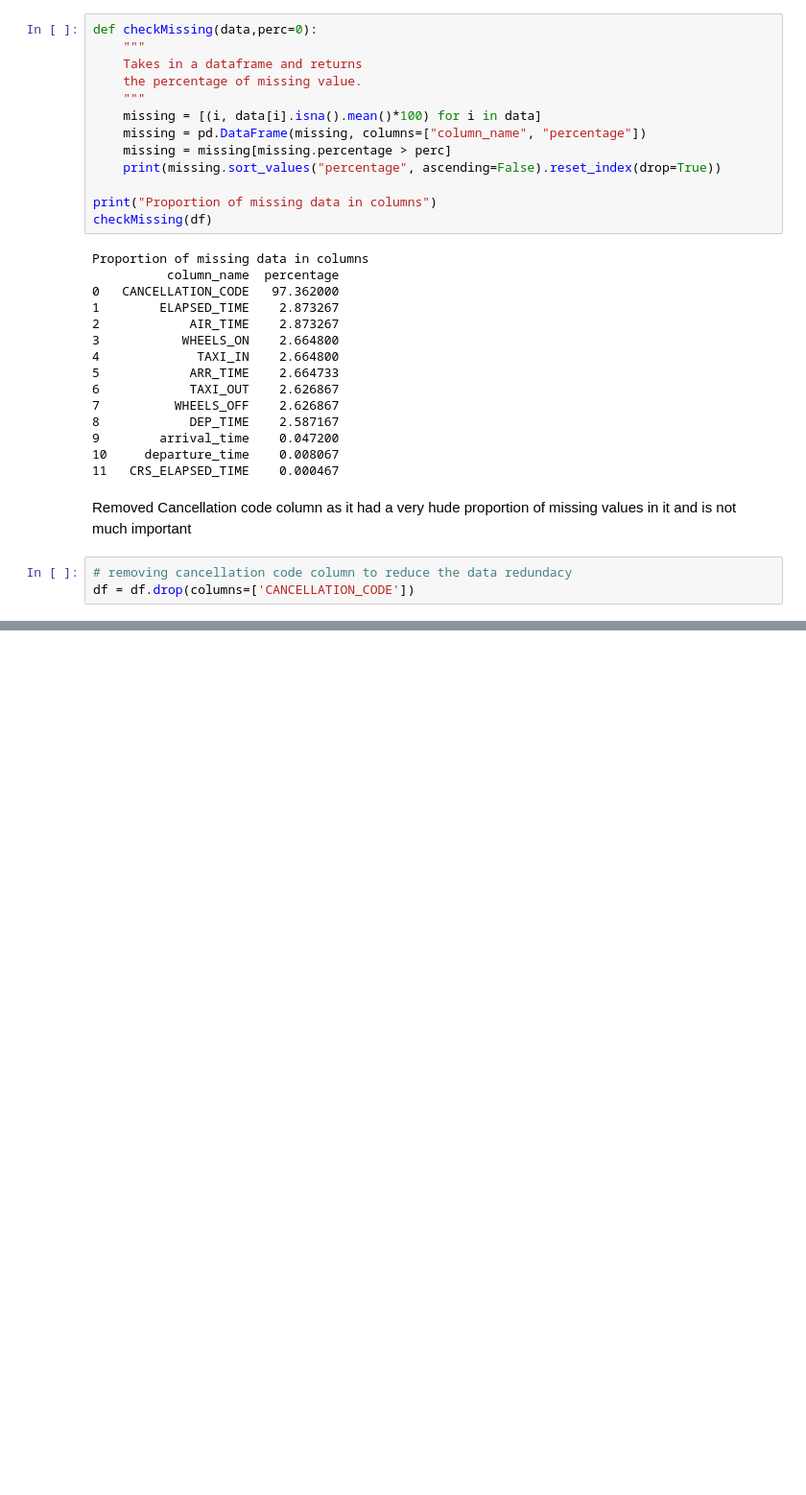
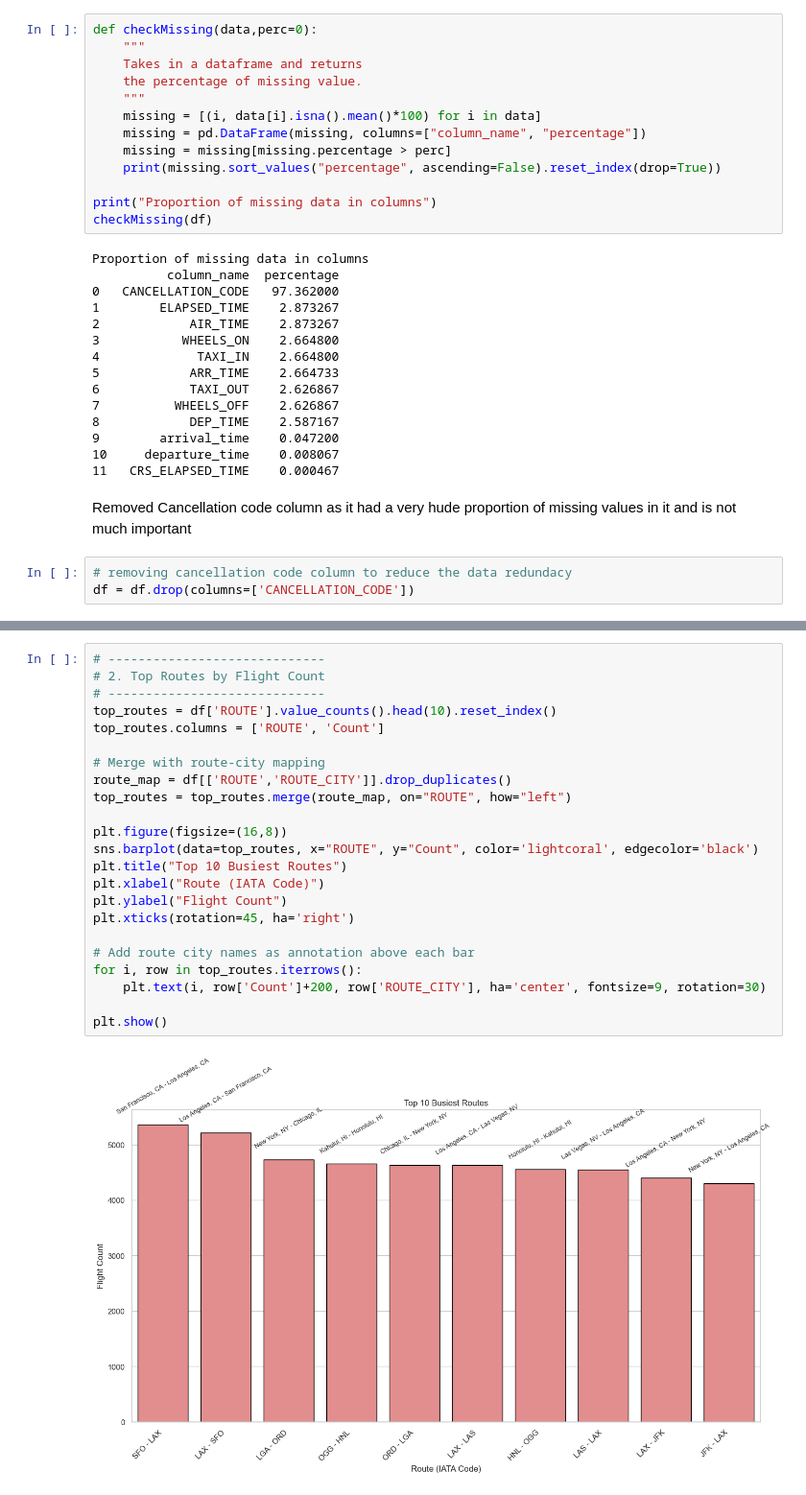
Before and after one commit to Sreekar529/DV-AirFly-Insights--Sreekar-, a Jupyter notebook: Flight_delay.ipynb, the cells around one changed output, grey strips where cells are left out. Shown at 96% size. Drawn from its saved outputs; the diff is of its cells as text; blank space fills up the shorter version.

```diff
--- a/Flight_delay.ipynb
+++ b/Flight_delay.ipynb
@@ -388,0 +535,25 @@ df = df.drop(columns=['CANCELLATION_CODE'])
+# %%
+# -----------------------------
+# 2. Top Routes by Flight Count
+# -----------------------------
+top_routes = df['ROUTE'].value_counts().head(10).reset_index()
+top_routes.columns = ['ROUTE', 'Count']
+
+# Merge with route-city mapping
+route_map = df[['ROUTE','ROUTE_CITY']].drop_duplicates()
+top_routes = top_routes.merge(route_map, on="ROUTE", how="left")
+
+plt.figure(figsize=(16,8))
+sns.barplot(data=top_routes, x="ROUTE", y="Count", color='lightcoral', edgecolor='black')
+plt.title("Top 10 Busiest Routes")
+plt.xlabel("Route (IATA Code)")
+plt.ylabel("Flight Count")
+plt.xticks(rotation=45, ha='right')
+
+# Add route city names as annotation above each bar
+for i, row in top_routes.iterrows():
+    plt.text(i, row['Count']+200, row['ROUTE_CITY'], ha='center', fontsize=9, rotation=30)
+
+plt.show()
+# %% [output]
+[figure, added]
```
Also changed, not shown: parts of 26 cells of this notebook.
